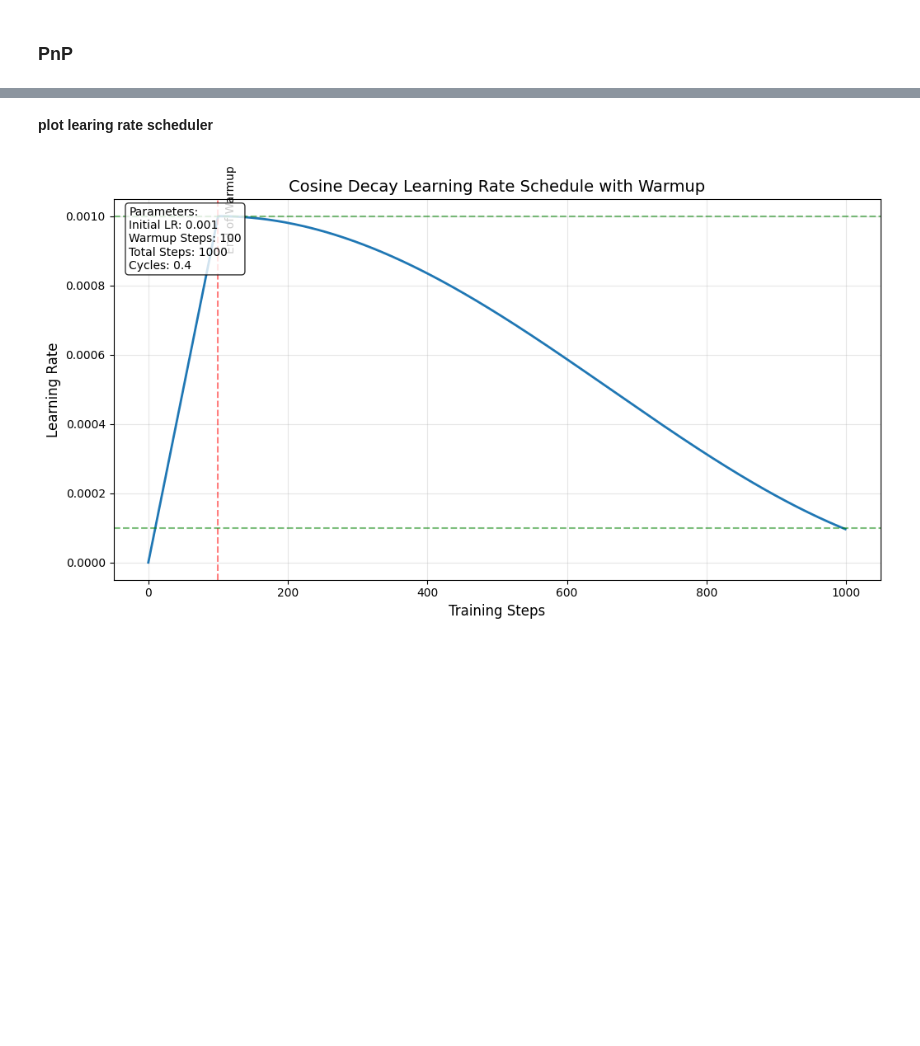
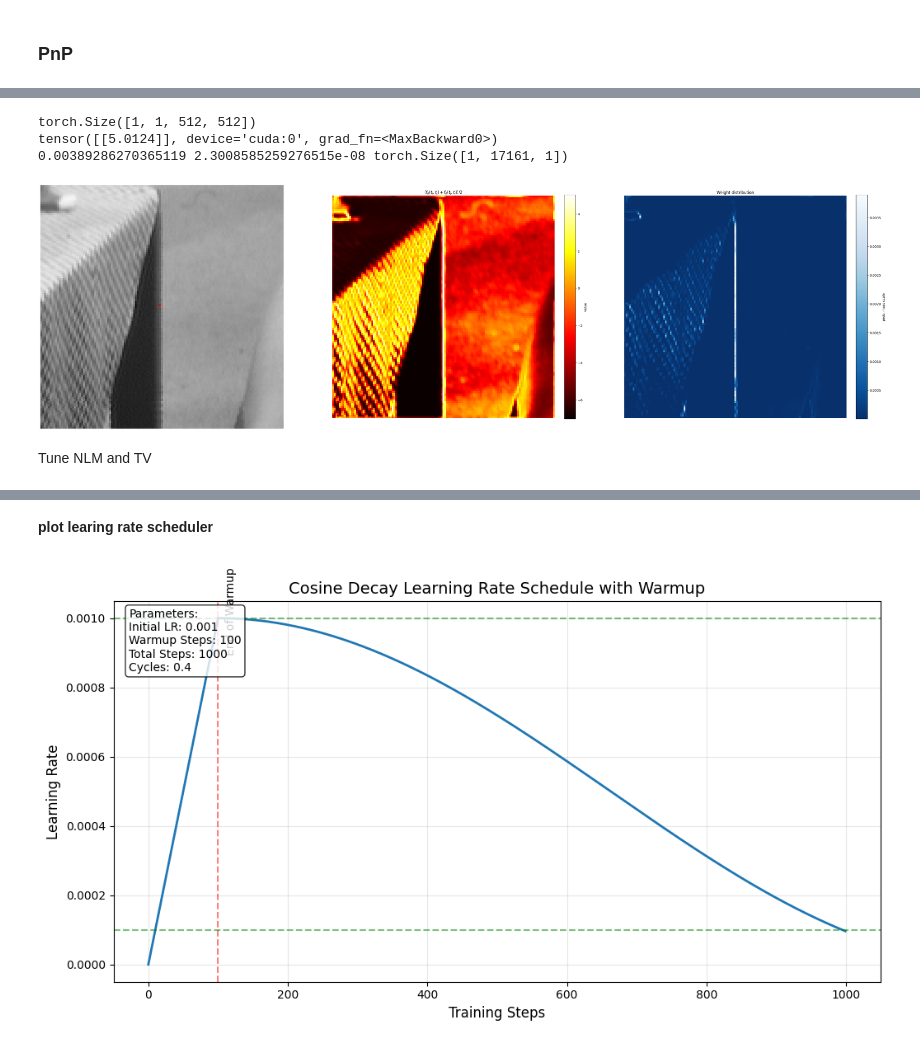
Before and after one commit to adityabanerjee13/neural-kernel-denoiser, a Jupyter notebook: nkd_test.ipynb, the cells around one changed output, grey strips where cells are left out. Cells and saved outputs as stored; diff of their text form; code cells hidden in the pictures; blank space fills up the shorter version.

```diff
--- a/nkd_test.ipynb
+++ b/nkd_test.ipynb
@@ -175,0 +79,77 @@ for patch_rad in [1, 3]:
+# %%
+denoiser_nkd.denoiser.sigma = 1
+# activation visualization
+model = denoiser_nkd.denoiser
+
+p = 128
+for i, data in enumerate(test_loader):
+    if i in [1,2]:
+        continue
+    # fig, axes = plt.subplots(len(name), 3, figsize=(15, 5 * len(name)))
+
+    clean_image, noisy_image, sigma = data  # dataset returns a tuple of (noisy_image, clean_image)
+    b,c,m,n  = clean_image.shape
+
+    # Move images to the same device as the model
+    noisy_image = noisy_image.to(device=device, dtype=torch.float32)
+    clean_image = clean_image.to(device=device, dtype=torch.float32)
+    sigma = sigma.to(device=device, dtype=torch.float32)
+    print(noisy_image.shape)
+
+    i = 158
+    j = 128
+    # break
+    pading = 2*model.patch_rad+1
+    inp = noisy_image[:, :, i:i+p+pading, j:j+p+pading]
+    x = pad(2*inp-1, model.patch_rad)
+    x = model._pre_process_input(x)
+
+    x = model._concat_patch_central_pixel(x)
+    x = torch.cat(x, dim=1)
+
+    for i in range(model.proj_depth):
+        x = model.proj[i](x)
+        if model.proj_res_flag:
+            x = x + model.proj_residual[i](x)
+            x = model.proj_norm[i](x)
+        # print('xc', x)
+
+    # print('xd', x.shape)
+    x = model.out(x)
+    x1,x2 = torch.chunk(x, chunks=2, dim=1)
+    # print('x1', x1.shape)
+    guide1 = (x1+x2)/(-2*model.sigma)
+    print(torch.max(guide1, dim=1)[0])
+    guide = guide1 - torch.max(guide1, dim=1)[0][:, None,:].expand_as(guide1)
+    guide = torch.exp(guide)
+    guide = guide/torch.sum(guide, dim=1)
+
+    print(torch.max(guide).item(), torch.min(guide).item(), guide.shape)
+    acts = channel_list2img(guide, inp.size(-2),inp.size(-1))
+    break
+
+inp1 = torch.cat((inp, inp), dim=1)
+inp = torch.cat((inp1, inp), dim=1)
+inp[0, 0, p//2, p//2] = 1
+inp[0, 1, p//2, p//2] = 0
+inp[0, 2, p//2, p//2] = 0
+plt.figure(figsize=(45, 15))
+plt.subplot(1,3,1)
+plt.imshow(inp.permute(0, 2, 3, 1).detach().squeeze().cpu().numpy())
+plt.axis('off')
+plt.subplot(1,3,2)
+plt.imshow(channel_list2img(guide1, inp.size(-2),inp.size(-1)).detach().squeeze().cpu().numpy(), cmap='hot')
+plt.title(r'$(f_{\theta}(t_i, t_j) + f_{\theta}(t_j, t_i))/2$')
+cbar = plt.colorbar(label='value', fraction=0.046, pad=0.04)
+plt.axis('off')
+plt.subplot(1,3,3)
+plt.imshow(acts.detach().squeeze().cpu().numpy(), cmap='Blues_r')
+plt.title('Weight distribution')
+plt.axis('off')
+cbar = plt.colorbar(label='prob. mass scale', fraction=0.046, pad=0.04)
+plt.show()
+# %% [output]
+torch.Size([1, 1, 512, 512])
+tensor([[5.0124]], device='cuda:0', grad_fn=<MaxBackward0>)
+0.00389286270365119 2.3008585259276515e-08 torch.Size([1, 17161, 1])
+[figure, added]
@@ -175,0 +260,2 @@ for patch_rad in [1, 3]:
+# %% [markdown]
+Tune NLM and TV
```
Also changed, not shown: parts of 8 cells of this notebook, 9 other files.
